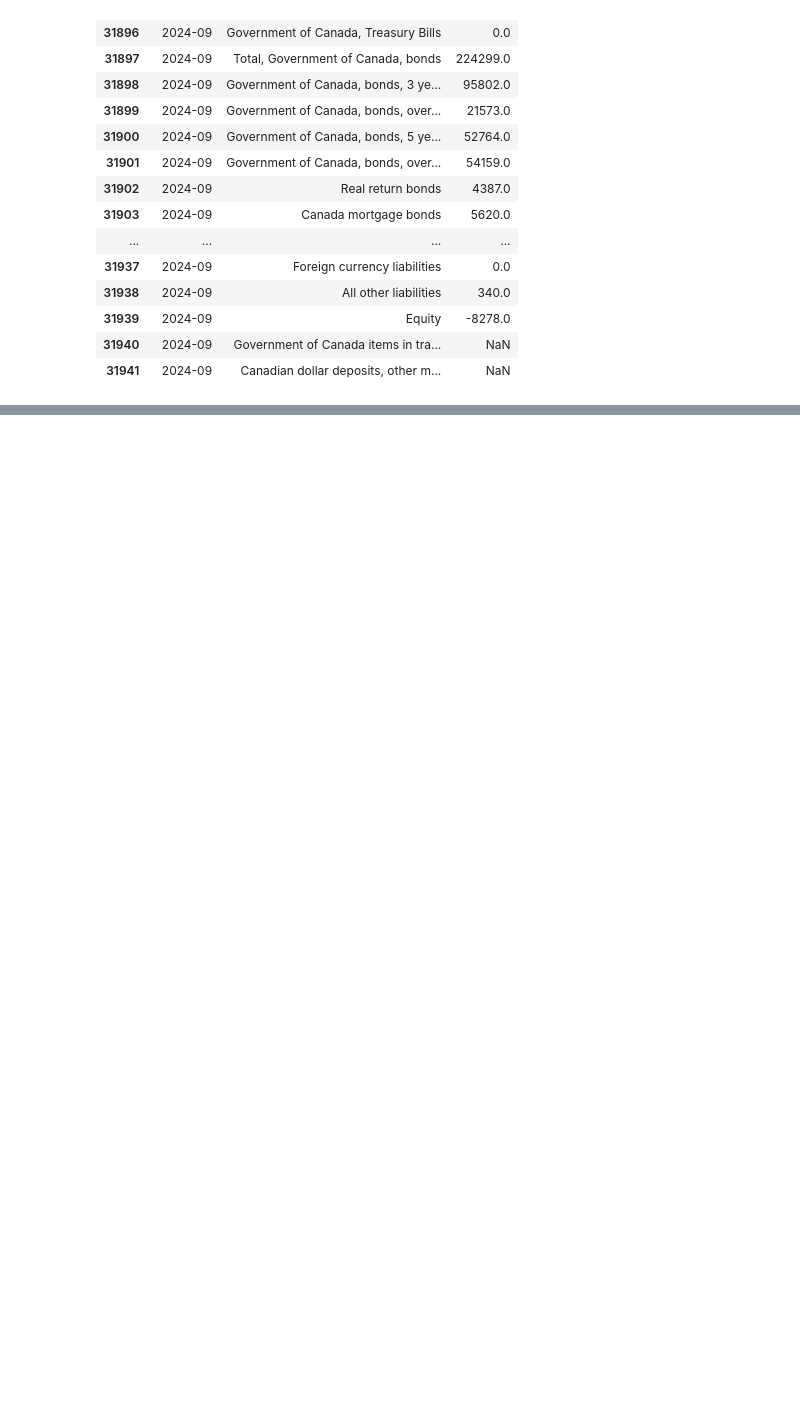
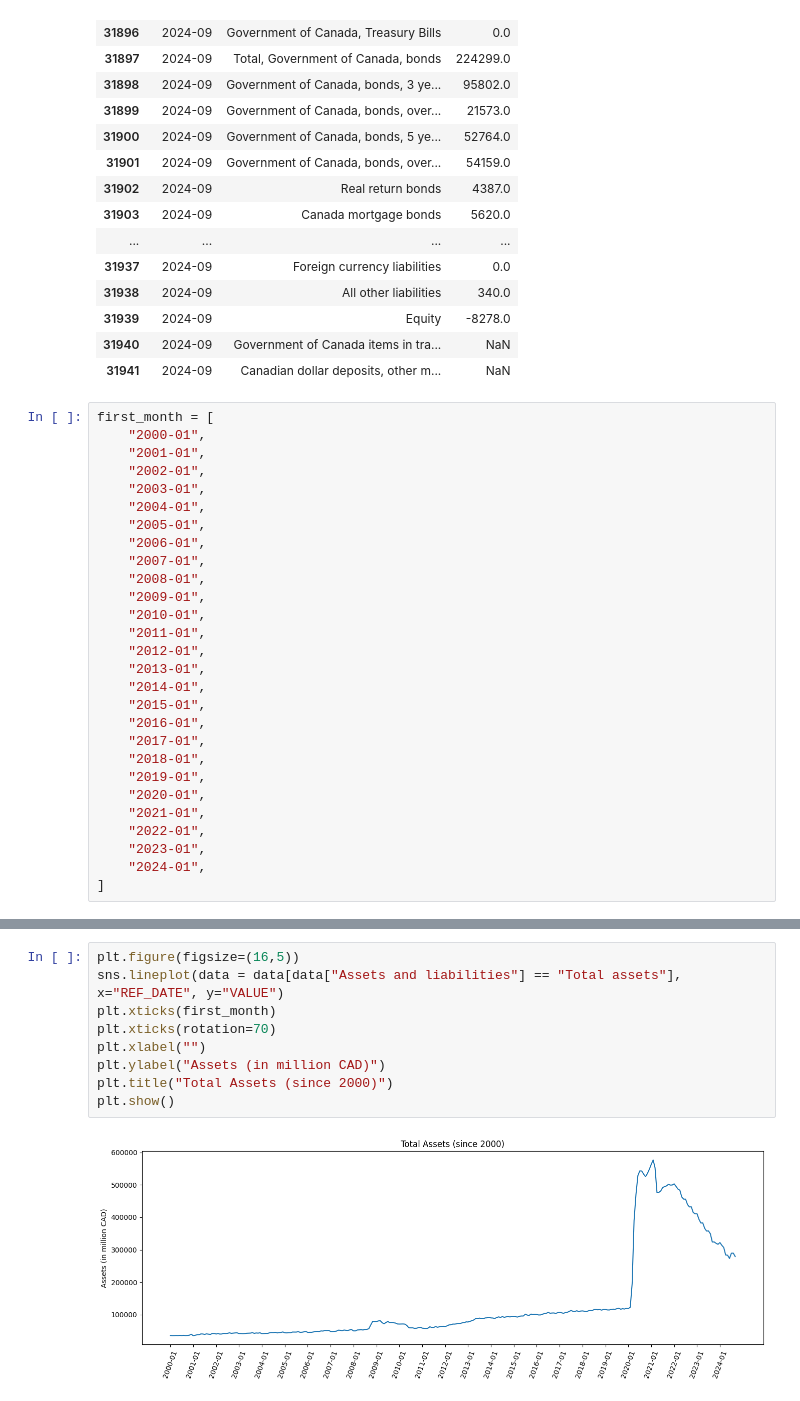
Before and after one commit to vanshuwjoshi/Bank-of-Canada-Assets-and-Liabilities, a Jupyter notebook: data_cleaning.ipynb, the cells around one changed output, grey strips where cells are left out. Cells and saved outputs as stored; diff of their text form; blank space fills up the shorter version.

Commit message:
Plots of assets and liabilities

```diff
--- a/data_cleaning.ipynb
+++ b/data_cleaning.ipynb
@@ -153,3 +153,31 @@ data[data["REF_DATE"] == "2024-09"]
 | 31939 | 2024-09 | Equity | -8278.0 |
 | 31940 | 2024-09 | Government of Canada items in tra... | NaN |
 | 31941 | 2024-09 | Canadian dollar deposits, other m... | NaN |
+# %%
+first_month = [
+    "2000-01",
+    "2001-01",
+    "2002-01",
+    "2003-01",
+    "2004-01",
+    "2005-01",
+    "2006-01",
+    "2007-01",
+    "2008-01",
+    "2009-01",
+    "2010-01",
+    "2011-01",
+    "2012-01",
+    "2013-01",
+    "2014-01",
+    "2015-01",
+    "2016-01",
+    "2017-01",
+    "2018-01",
+    "2019-01",
+    "2020-01",
+    "2021-01",
+    "2022-01",
+    "2023-01",
+    "2024-01",
+]
@@ -155,0 +200,11 @@ data[data["REF_DATE"] == "2024-09"]
+# %%
+plt.figure(figsize=(16,5))
+sns.lineplot(data = data[data["Assets and liabilities"] == "Total assets"], x="REF_DATE", y="VALUE")
+plt.xticks(first_month)
+plt.xticks(rotation=70)
+plt.xlabel("")
+plt.ylabel("Assets (in million CAD)")
+plt.title("Total Assets (since 2000)")
+plt.show()
+# %% [output]
+[figure, added]
```
Also changed, not shown: parts of 3 cells of this notebook.
